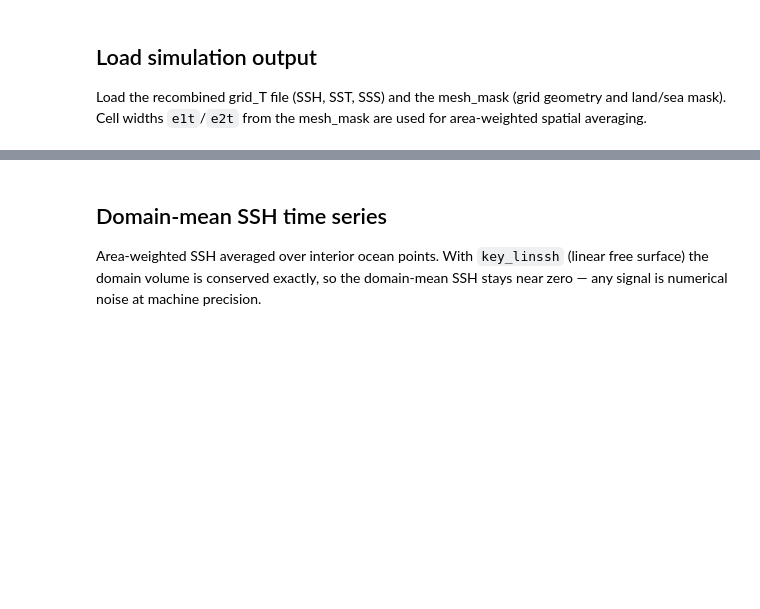
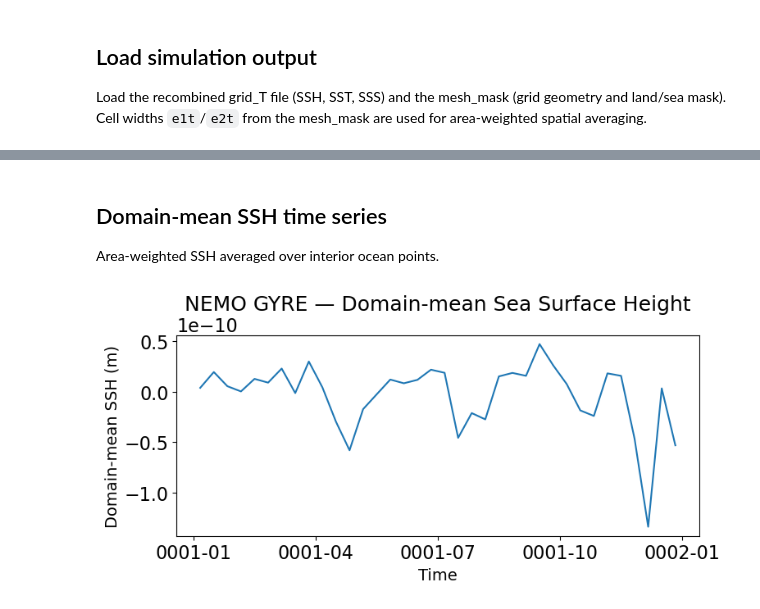
Before and after one commit to willirath/2026-Claude-NEMO, a Jupyter notebook: analysis/ssh.ipynb, the cells around one changed output, grey strips where cells are left out. Drawn from its saved outputs; the diff is of its cells as text; code cells hidden in the pictures; blank space fills up the shorter version.

```diff
--- a/analysis/ssh.ipynb
+++ b/analysis/ssh.ipynb
@@ -78,17 +110,16 @@ fig.savefig("../figures/ssh_variance.png", dpi=150, bbox_inches="tight")
 # %% [markdown]
 ## Domain-mean SSH time series
 
-Area-weighted SSH averaged over interior ocean points. With `key_linssh`
-(linear free surface) the domain volume is conserved exactly, so the
-domain-mean SSH stays near zero — any signal is numerical noise at
-machine precision.
+Area-weighted SSH averaged over interior ocean points.
 # %%
-weights = cell_area * interior
+weights = area * interior
 ssh_mean = ssh.weighted(weights).mean(["y", "x"])
 
 fig, ax = plt.subplots(figsize=(8, 4))
 ax.plot(ssh_mean.time_counter, ssh_mean)
 ax.set_xlabel("Time")
 ax.set_ylabel("Domain-mean SSH (m)")
 ax.set_title("NEMO GYRE — Domain-mean Sea Surface Height")
 fig.tight_layout()
+# %% [output]
+[figure, added]
```
Also changed, not shown: parts of 5 cells of this notebook, 16 other files.
